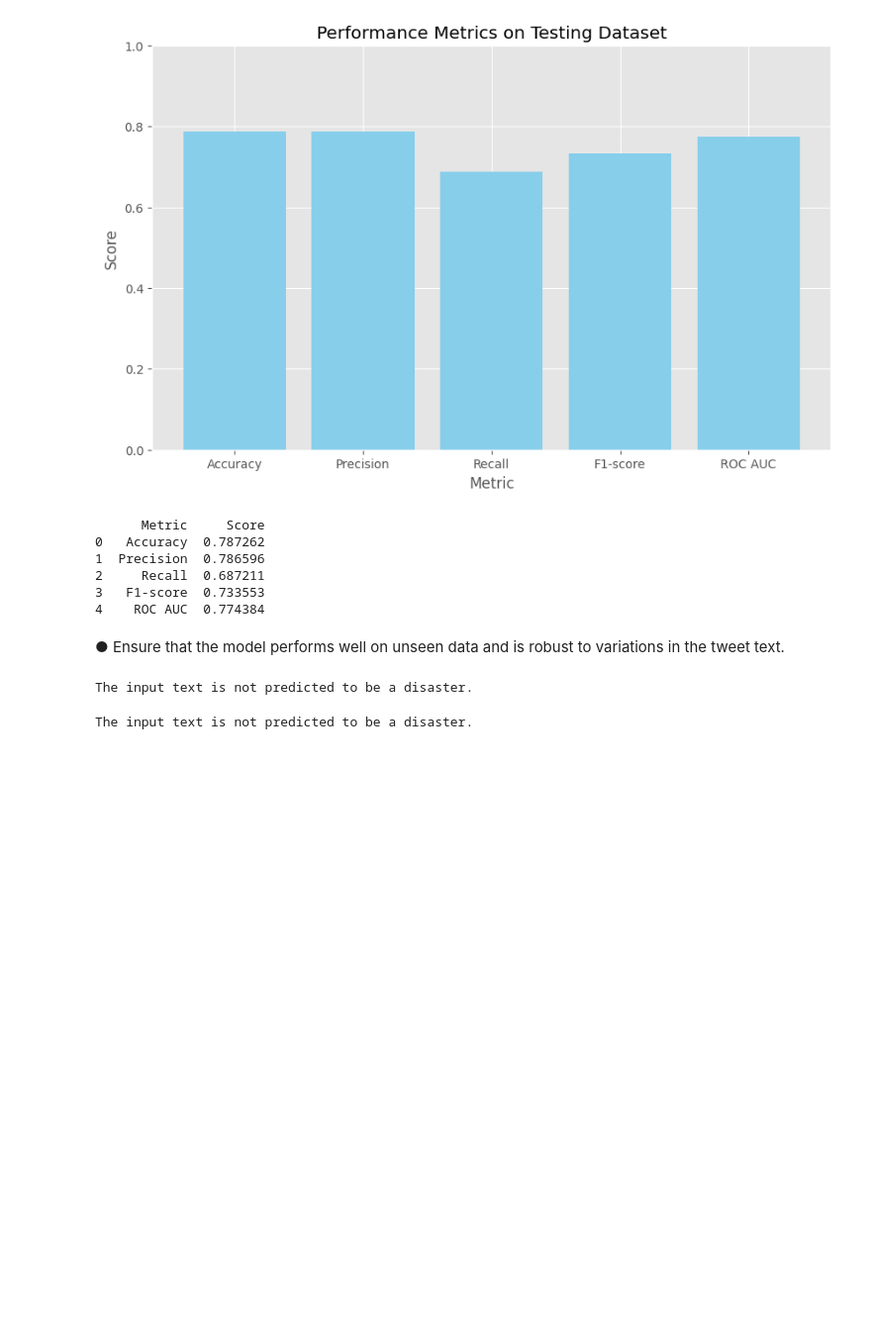
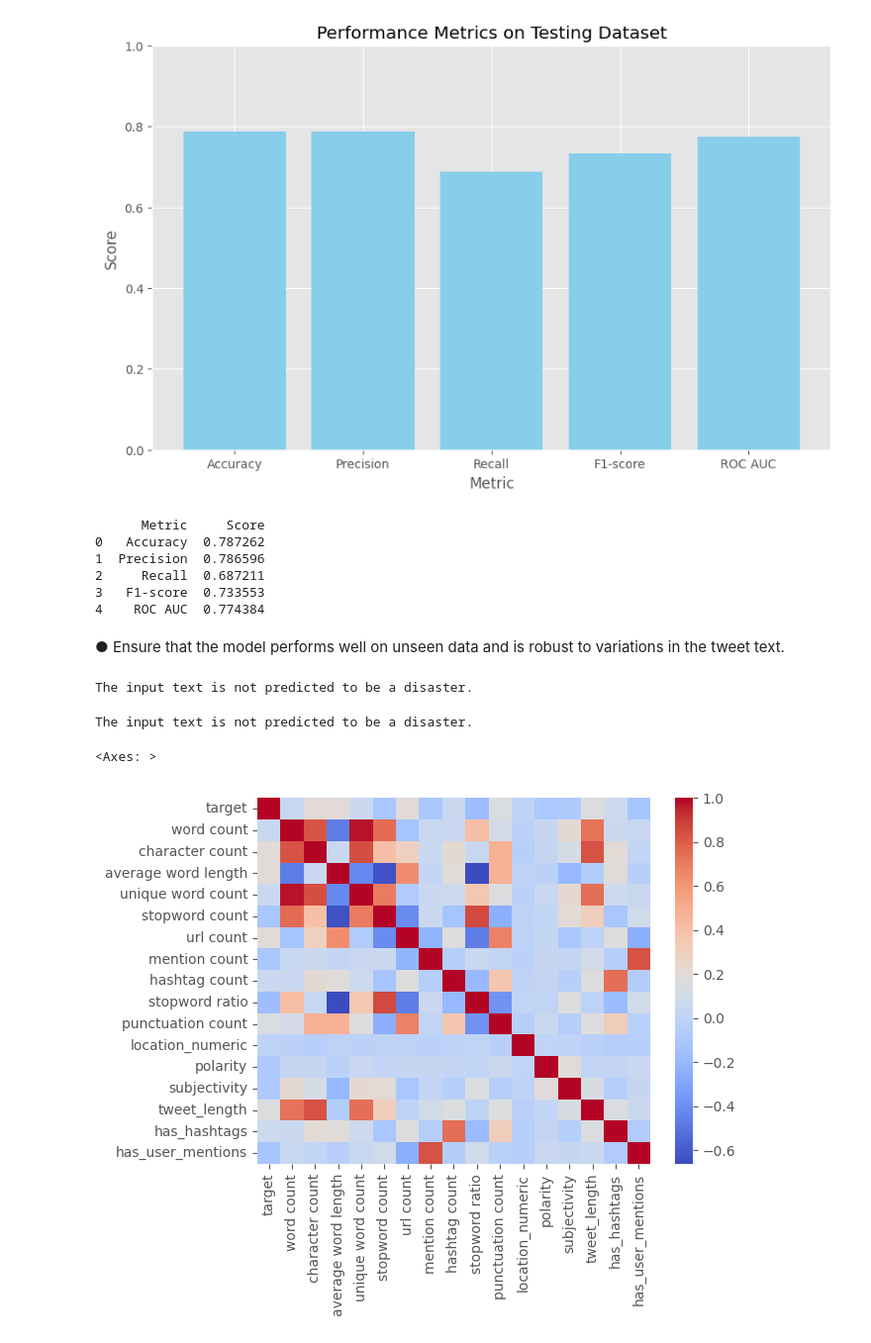
Before and after one commit to nitimasaigal/Project-7-Twitter-Disaster, a Jupyter notebook: Project Solution Task 3.ipynb, the cells around one changed output. Shown: that part at 99% size. Saved outputs shown, nothing was run; the diff lists cells and outputs as text; code cells hidden in the pictures; blank space fills up the shorter version.

```diff
--- a/Project Solution Task 3.ipynb
+++ b/Project Solution Task 3.ipynb
@@ -66,6 +64,9 @@ Index(['Unnamed: 0.1', 'Unnamed: 0', 'location', 'text', 'target',
        'subjectivity', 'embeddings', 'tweet_length', 'has_hashtags',
        'has_user_mentions', 'combined_features'],
       dtype='object')
+# %%
+# dropping unnecessary columns
+df.drop(['Unnamed: 0.1', 'Unnamed: 0'], axis=1, inplace=True)
 # %%
 from sklearn.feature_extraction.text import TfidfVectorizer
 from sklearn.ensemble import RandomForestClassifier
@@ -432,3 +433,8 @@ else:
     print("The input text is not predicted to be a disaster.")
 # %% [output]
 The input text is not predicted to be a disaster.
+# %%
+sns.heatmap(df.corr(numeric_only=True), cmap='coolwarm')
+# %% [output]
+<Axes: >
+[figure, added]
```
Also changed, not shown: parts of 1 cell of this notebook.
